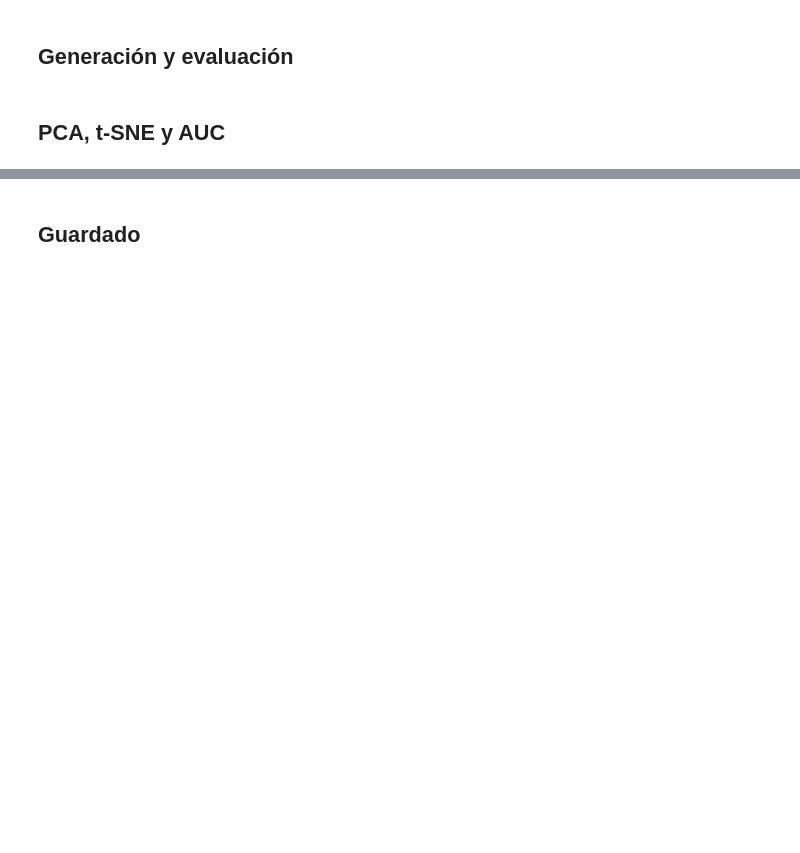
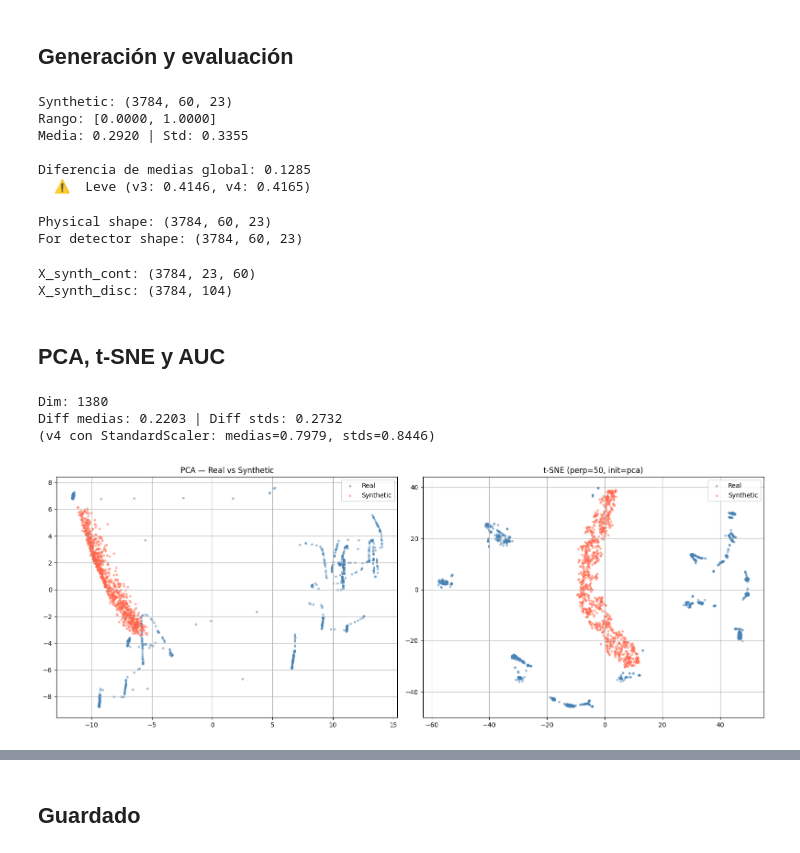
Before and after one commit to juanmi30/ics-synthetic-data-augmentation, a Jupyter notebook: notebooks/04_timegan_hybrid_baseline_v5.ipynb, the cells around one changed output, grey strips where cells are left out. Drawn from its saved outputs; the diff is of its cells as text; code cells hidden in the pictures; blank space fills up the shorter version.

```diff
--- a/notebooks/04_timegan_hybrid_baseline_v5.ipynb
+++ b/notebooks/04_timegan_hybrid_baseline_v5.ipynb
@@ -273,7 +323,7 @@ num_layers = 3
 
 epochs_embedder   = 600
 epochs_supervisor = 300
-epochs_joint      = 1000
+epochs_joint      = 1500
 
 gamma    = 1
 eta      = 0.1
@@ -381,7 +436,7 @@ s_optimizer = torch.optim.Adam(supervisor.parameters(), lr=1e-3)
 g_optimizer = torch.optim.Adam(
     list(generator.parameters()) + list(supervisor.parameters()), lr=1e-4
 )
-d_optimizer = torch.optim.Adam(discriminator.parameters(), lr=1e-4)
+d_optimizer = torch.optim.Adam(discriminator.parameters(), lr=5e-5)
 
 
 def random_z(batch_size, seq_len, z_dim, device):
@@ -638,6 +730,13 @@ diff = abs(real_mean - synth_mean)
 print(f"Diferencia de medias global: {diff:.4f}")
 status = "✅ OK" if diff < 0.05 else ("⚠️  Leve" if diff < 0.15 else "❌  Colapso parcial")
 print(f"  {status} (v3: 0.4146, v4: 0.4165)")
+# %% [output]
+Synthetic: (3784, 60, 23)
+Rango: [0.0000, 1.0000]
+Media: 0.2920 | Std: 0.3355
+
+Diferencia de medias global: 0.1285
+  ⚠️  Leve (v3: 0.4146, v4: 0.4165)
 # %%
 n_cont = len(continuous_cols)
 
@@ -654,6 +753,9 @@ synth_for_detector = scaler_cont_detector.transform(
 
 print("Physical shape:", synth_physical.shape)
 print("For detector shape:", synth_for_detector.shape)
+# %% [output]
+Physical shape: (3784, 60, 23)
+For detector shape: (3784, 60, 23)
 # %%
 def synthesize_discrete_windows(n_windows, window_size, discrete_cols, disc_empirical, seed=42):
     rng = np.random.default_rng(seed)
@@ -712,6 +814,9 @@ X_synth_cont = np.transpose(synth_for_detector, (0, 2, 1)).astype(np.float32)
 X_synth_disc = synthetic_disc_summary.values.astype(np.float32)
 print("X_synth_cont:", X_synth_cont.shape)
 print("X_synth_disc:", X_synth_disc.shape)
+# %% [output]
+X_synth_cont: (3784, 23, 60)
+X_synth_disc: (3784, 104)
 # %% [markdown]
 ## PCA, t-SNE y AUC
 # %%
@@ -729,35 +834,41 @@ std_diff  = np.abs(real_sample.std(0)  - synth_sample.std(0)).mean()
 print(f"Dim: {real_sample.shape[1]}")
 print(f"Diff medias: {mean_diff:.4f} | Diff stds: {std_diff:.4f}")
 print(f"(v4 con StandardScaler: medias=0.7979, stds=0.8446)")
+# %% [output]
+Dim: 1380
+Diff medias: 0.2203 | Diff stds: 0.2732
+(v4 con StandardScaler: medias=0.7979, stds=0.8446)
 # %%
 fig, axes = plt.subplots(1, 2, figsize=(16, 6))
 
 pca = PCA(n_components=2, random_state=SEED)
 pca_r = pca.fit_transform(real_sample)
 pca_s = pca.transform(synth_sample)
 
 axes[0].scatter(pca_r[:, 0], pca_r[:, 1], alpha=0.4, c='steelblue', s=8, label="Real")
 axes[0].scatter(pca_s[:, 0], pca_s[:, 1], alpha=0.4, c='tomato',    s=8, label="Synthetic")
 axes[0].set_title("PCA — Real vs Synthetic")
 axes[0].legend(); axes[0].grid(True)
 
 n_pca   = min(50, real_sample.shape[1])
 pca_pre = PCA(n_components=n_pca, random_state=SEED)
 comb    = pca_pre.fit_transform(np.vstack([real_sample, synth_sample]))
 
 perp = min(50, n_plot // 5)
 tsne = TSNE(n_components=2, random_state=SEED, perplexity=perp,
-            n_iter=2000, init="pca", learning_rate="auto")
+            max_iter=2000, init="pca", learning_rate="auto")
 tsne_out = tsne.fit_transform(comb)
 
 axes[1].scatter(tsne_out[:n_plot, 0], tsne_out[:n_plot, 1], alpha=0.4, c='steelblue', s=8, label="Real")
 axes[1].scatter(tsne_out[n_plot:, 0], tsne_out[n_plot:, 1], alpha=0.4, c='tomato',    s=8, label="Synthetic")
 axes[1].set_title(f"t-SNE (perp={perp}, init=pca)")
 axes[1].legend(); axes[1].grid(True)
 
 plt.tight_layout()
 plt.savefig("tsne_v5.png", dpi=150, bbox_inches="tight")
 plt.show()
+# %% [output]
+[figure, added]
 # %%
 X_all = np.vstack([real_sample, synth_sample])
 y_all = np.array([0] * n_plot + [1] * n_plot)
```
Also changed, not shown: parts of 18 cells of this notebook, 12 other files.
